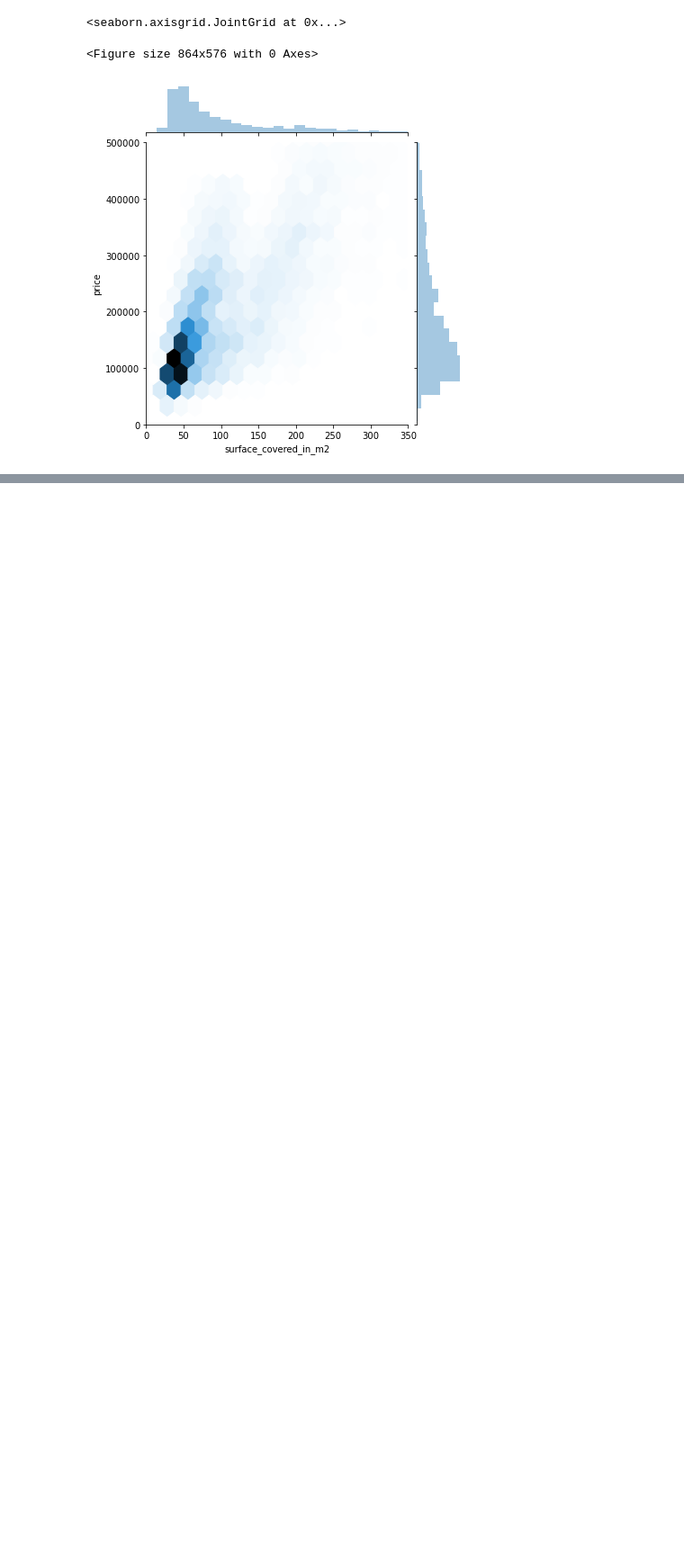
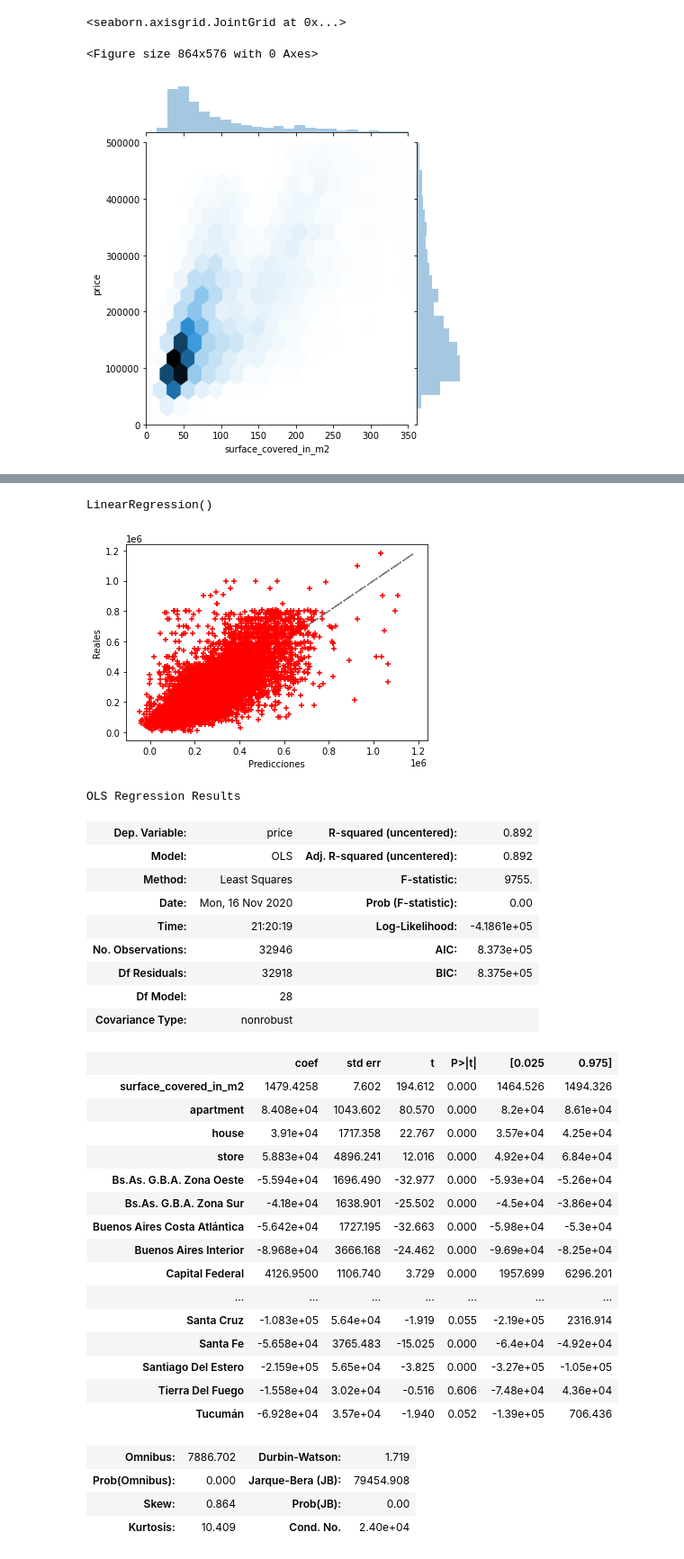
Before and after one commit to Properati-Analysis/TP2, a Jupyter notebook: NewTP1.ipynb, the cells around one changed output, grey strips where cells are left out. Shown: that part at 90% size. Saved outputs shown, nothing was run; the diff lists cells and outputs as text; code cells hidden in the pictures; blank space fills up the shorter version.

Commit message:
Added predictions (linear regression)

```diff
--- a/NewTP1.ipynb
+++ b/NewTP1.ipynb
@@ -283,0 +338,3 @@ sns.jointplot(x='surface_covered_in_m2', y='price', data=df, kind='hex',
+# %%
+X = df_dummies_place[feature_cols_dum2]
+y = df_dummies_place['price']
@@ -283,0 +348,6 @@ sns.jointplot(x='surface_covered_in_m2', y='price', data=df, kind='hex',
+# %%
+linreg = LinearRegression()
+# %%
+linreg.fit(X, y)
+# %% [output]
+LinearRegression()
@@ -283,0 +358,43 @@ sns.jointplot(x='surface_covered_in_m2', y='price', data=df, kind='hex',
+# %%
+model = sm.OLS(y, X).fit()
+predictions = model.predict(X)
+# %%
+plt.plot(y,y, '-.', c='grey')
+plt.scatter(predictions, y, s=30, c='r', marker='+', zorder=10)
+plt.xlabel("Predicciones")
+plt.ylabel("Reales")
+plt.show()
+
+display (model.summary())
+# %% [output]
+[figure, added]
+OLS Regression Results
+| Dep. Variable: | price | R-squared (uncentered): | 0.892 |
+| Model: | OLS | Adj. R-squared (uncentered): | 0.892 |
+| Method: | Least Squares | F-statistic: | 9755. |
+| Date: | Mon, 16 Nov 2020 | Prob (F-statistic): | 0.00 |
+| Time: | 21:20:19 | Log-Likelihood: | -4.1861e+05 |
+| No. Observations: | 32946 | AIC: | 8.373e+05 |
+| Df Residuals: | 32918 | BIC: | 8.375e+05 |
+| Df Model: | 28 |  |  |
+| Covariance Type: | nonrobust |  |  |
+|  | coef | std err | t | P>|t| | [0.025 | 0.975] |
+| surface_covered_in_m2 | 1479.4258 | 7.602 | 194.612 | 0.000 | 1464.526 | 1494.326 |
+| apartment | 8.408e+04 | 1043.602 | 80.570 | 0.000 | 8.2e+04 | 8.61e+04 |
+| house | 3.91e+04 | 1717.358 | 22.767 | 0.000 | 3.57e+04 | 4.25e+04 |
+| store | 5.883e+04 | 4896.241 | 12.016 | 0.000 | 4.92e+04 | 6.84e+04 |
+| Bs.As. G.B.A. Zona Oeste | -5.594e+04 | 1696.490 | -32.977 | 0.000 | -5.93e+04 | -5.26e+04 |
+| Bs.As. G.B.A. Zona Sur | -4.18e+04 | 1638.901 | -25.502 | 0.000 | -4.5e+04 | -3.86e+04 |
+| Buenos Aires Costa Atlántica | -5.642e+04 | 1727.195 | -32.663 | 0.000 | -5.98e+04 | -5.3e+04 |
+| Buenos Aires Interior | -8.968e+04 | 3666.168 | -24.462 | 0.000 | -9.69e+04 | -8.25e+04 |
+| Capital Federal | 4126.9500 | 1106.740 | 3.729 | 0.000 | 1957.699 | 6296.201 |
+| ... | ... | ... | ... | ... | ... | ... |
+| Santa Cruz | -1.083e+05 | 5.64e+04 | -1.919 | 0.055 | -2.19e+05 | 2316.914 |
+| Santa Fe | -5.658e+04 | 3765.483 | -15.025 | 0.000 | -6.4e+04 | -4.92e+04 |
+| Santiago Del Estero | -2.159e+05 | 5.65e+04 | -3.825 | 0.000 | -3.27e+05 | -1.05e+05 |
+| Tierra Del Fuego | -1.558e+04 | 3.02e+04 | -0.516 | 0.606 | -7.48e+04 | 4.36e+04 |
+| Tucumán | -6.928e+04 | 3.57e+04 | -1.940 | 0.052 | -1.39e+05 | 706.436 |
+| Omnibus: | 7886.702 | Durbin-Watson: | 1.719 |
+| Prob(Omnibus): | 0.000 | Jarque-Bera (JB): | 79454.908 |
+| Skew: | 0.864 | Prob(JB): | 0.00 |
+| Kurtosis: | 10.409 | Cond. No. | 2.40e+04 |
```
Also changed, not shown: parts of 30 cells of this notebook.
